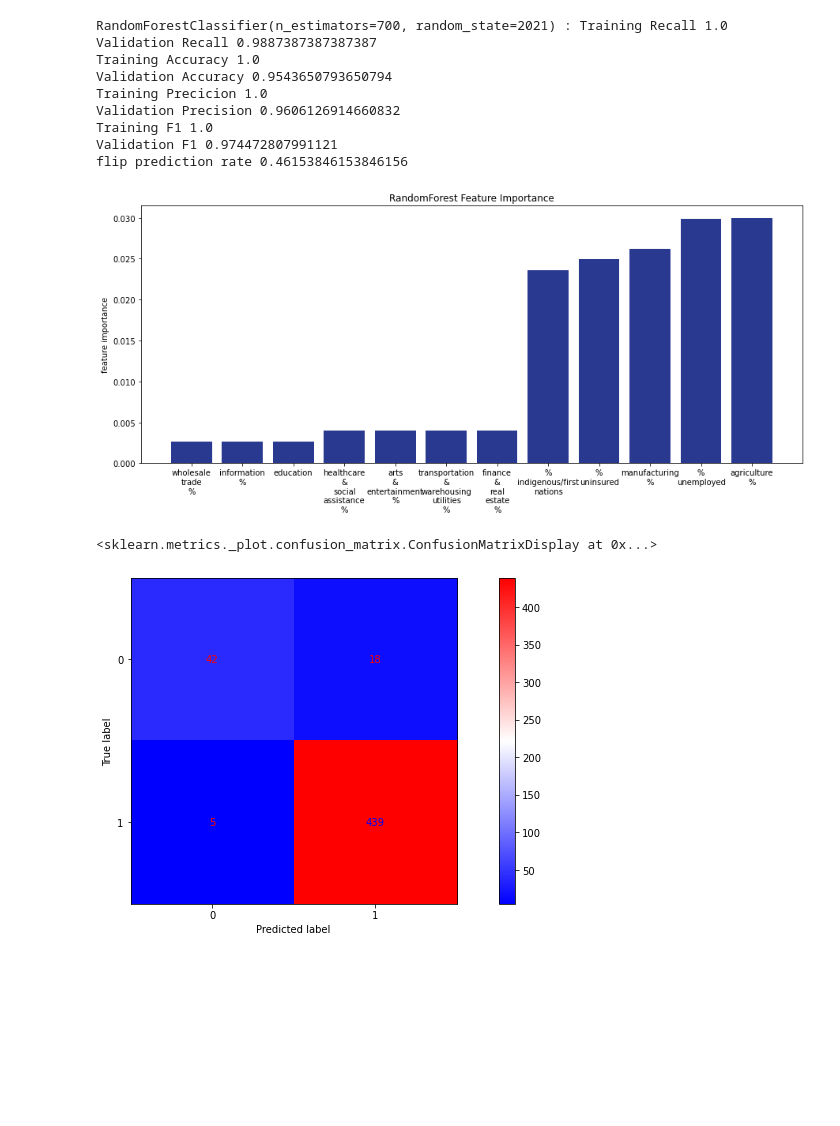
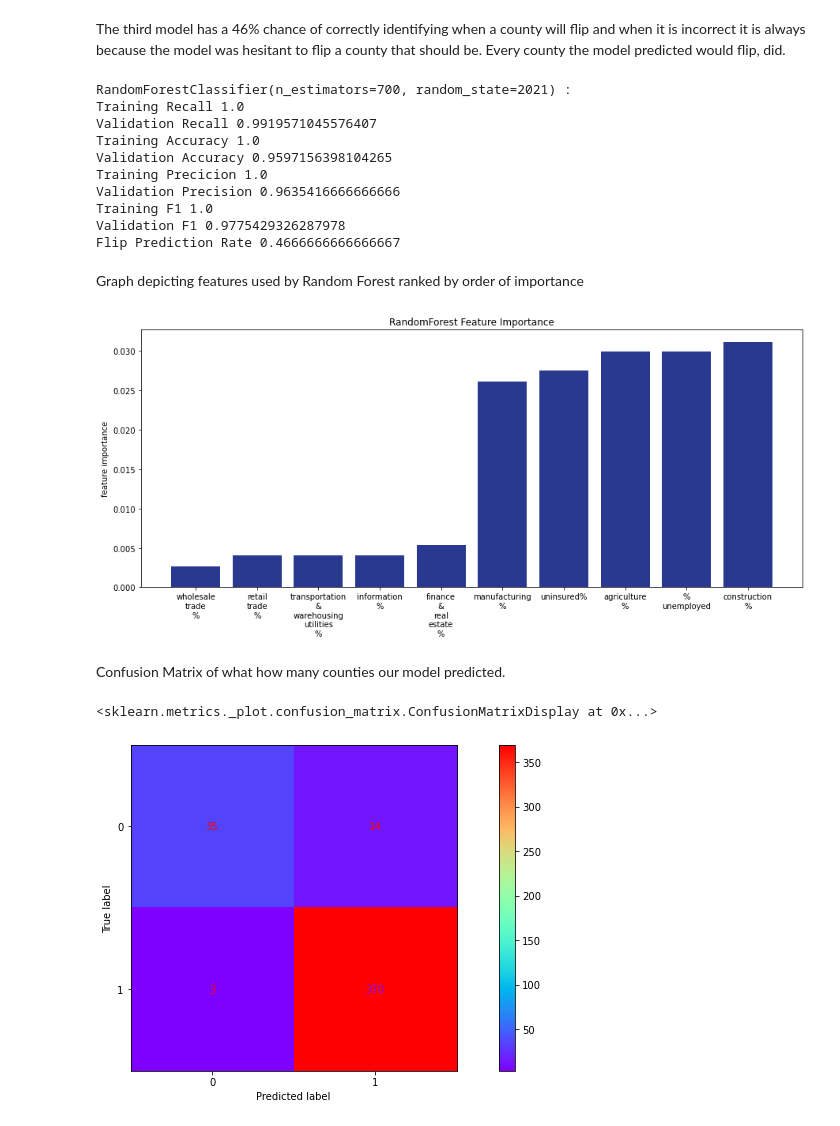
Before and after one commit to john-c-simmons/pres_election, a Jupyter notebook: notebooks/jc/finalnotebook.ipynb, the cells around one changed output. Cells and saved outputs as stored; diff of their text form; code cells hidden in the pictures; blank space fills up the shorter version.

```diff
--- a/notebooks/jc/finalnotebook.ipynb
+++ b/notebooks/jc/finalnotebook.ipynb
@@ -10,9 +12,11 @@ from imblearn.over_sampling import SMOTE
 from sklearn.impute import SimpleImputer
 from sklearn.tree import DecisionTreeClassifier
 from sklearn.ensemble import RandomForestClassifier
+#dataframes containing census and election data
 df1516 = pd.read_csv('../../data/FINAL2016.csv')
 df1920 = pd.read_csv('../../data/FINAL2020.csv')
 targets = pd.read_csv('../../data/flipped.csv')
+# each of the vaccination dataframes contians two columns, rate of total vaccination among kindergarteners and fips
 ca2015 = pd.read_csv('../../data/vax_df/ca_vax_df_2015.csv')
 fl2015 = pd.read_csv('../../data/vax_df/fl_vax_df_2015.csv')
 il2015 = pd.read_csv('../../data/vax_df/il_vax_df_2015.csv')
@@ -21,11 +25,13 @@ ca2018 = pd.read_csv('../../data/vax_df/ca_vax_df_2018.csv')
 fl2019 = pd.read_csv('../../data/vax_df/fl_vax_df_2019.csv')
 il2018 = pd.read_csv('../../data/vax_df/il_vax_df_2018.csv')
 tx2018 = pd.read_csv('../../data/vax_df/tx_vax_df_2018.csv')
-mi2018 = pd.read_csv('../../data/vax_df/mi_vax_df_2019.csv')
+#dataframe of which counties had a different election outcome in 2020 than in 2016
 flipped = pd.read_csv('../../data/flipped.csv')
+
+#Merging vaccination and census/election data on fip column
 vax2015 = pd.concat([ca2015, fl2015, il2015, tx2015])
 vax2015['fip'] = vax2015['fips']
-vax2019 = pd.concat([ca2018, fl2019, il2018, tx2018, mi2018])
+vax2019 = pd.concat([ca2018, fl2019, il2018, tx2018])
 vax2019['fip'] = vax2019['fips']
 df1516 = pd.merge(vax2015, df1516, on = 'fip')
 df1920 = pd.merge(vax2019, df1920, on = 'fip')
@@ -82,30 +92,0 @@ Name: target_2016, dtype: int64
-# %%
-logreg = LogisticRegression(random_state=2021, solver='liblinear', penalty='l2')
-dt = DecisionTreeClassifier(random_state=2021, max_depth=3)
-rfc= RandomForestClassifier(random_state=2021, max_features = 'auto', n_estimators = 700)
-
-#XGboost
-def modeling_function(model, X_train, y_train, X_val, y_val):
-    #fit model to training data
-    model.fit(X_train, y_train)    #make predictions on train and validation
-    train_preds = model.predict(X_train)
-    val_preds = model.predict(X_val)    #output metrics
-    print(model, ': Training Recall', recall_score(y_train, train_preds))
-    print('Validation Recall', recall_score(y_val, val_preds))
-    print('Training Accuracy', accuracy_score(y_train, train_preds))
-    print('Validation Accuracy', accuracy_score(y_val, val_preds))
-    print('Training Precicion', precision_score(y_train, train_preds))
-    print('Validation Precision', precision_score(y_val, val_preds))
-    print('Training F1', f1_score(y_train, train_preds))
-    print('Validation F1', f1_score(y_val, val_preds))
-    val_preds = pd.Series(model.predict(X_val))
-    val_preds.index = y_val.index
-
-    val_results = pd.DataFrame(y_val.values, columns=['true'], index=y_val.index)
-    val_results['pred'] = val_preds
-    val_results = val_results.join(df1516[['target_2016']]).dropna()
-    no_flip = val_results[~val_results.index.isin(flipped.FIPS_x)]
-    flip = val_results[val_results.index.isin(flipped.FIPS_x)]
-    flip_prediction_rate = len(flip[flip.pred != flip.target_2016])/(len(flip[flip.pred != flip.target_2016]) +len(no_flip[no_flip.pred != no_flip.target_2016]))
-    print('flip prediction rate', flip_prediction_rate)
-    return model, flip
@@ -136,15 +153,20 @@ flip prediction rate 0.037037037037037035
+# %% [markdown]
+The third model has a 46% chance of correctly identifying when a county will flip and when it is incorrect it is always because the model was hesitant to flip a county that should be. Every county the model predicted would flip, did.
 # %%
 model3 = modeling_function(rfc, X_train_resampled, y_train_resampled, X_val_scaled, y_val)
 # %% [output]
-RandomForestClassifier(n_estimators=700, random_state=2021) : Training Recall 1.0
-Validation Recall 0.9887387387387387
+RandomForestClassifier(n_estimators=700, random_state=2021) :
+Training Recall 1.0
+Validation Recall 0.9919571045576407
 Training Accuracy 1.0
-Validation Accuracy 0.9543650793650794
+Validation Accuracy 0.9597156398104265
 Training Precicion 1.0
-Validation Precision 0.9606126914660832
+Validation Precision 0.9635416666666666
 Training F1 1.0
-Validation F1 0.974472807991121
-flip prediction rate 0.46153846153846156
+Validation F1 0.9775429326287978
+Flip Prediction Rate 0.4666666666666667
+# %% [markdown]
+Graph depicting features used by Random Forest ranked by order of importance
 # %%
 from sklearn.inspection import permutation_importance
 results = permutation_importance(rfc, X_train_resampled, y_train_resampled, scoring='f1', random_state=2021)
@@ -152,22 +174,23 @@ rfc_importance = sorted(list(zip(X_train_resampled.columns, results.importances.
 fig, ax = plt.subplots(figsize=(15,6))
 x = [_[0] for _ in rfc_importance]
 y = [_[1] for _ in rfc_importance]
-x = x[17:]
-y = y[17:]
-#plt.figure(figsize=(15,6))
+x = x[19:]
+y = y[19:]
 plt.bar(x, y, color='#2A3990')
 plt.title('RandomForest Feature Importance')
 plt.ylabel('feature importance')
 #plt.tick_params(axis=x,)
-labels = ['wholesale trade %', 'information %', 'education', 'healthcare & social assistance %', 'arts & entertainment %', 'transportation & warehousing utilities %', 'finance & real estate %', '% indigenous/first nations', '% uninsured', 'manufacturing %', '% unemployed', 'agriculture %', 'construction %']
+labels = ['wholesale trade %', 'retail trade %', 'transportation & warehousing utilities %','information %','finance & real estate %','manufacturing %','uninsured%', 'agriculture %', '% unemployed','construction %']
 labels = [x.replace(' ', '\n') for x in labels]
 ax.set_xticklabels(labels);
 # %% [output]
-[figure, old version]
+[figure, new version]
+# %% [markdown]
+Confusion Matrix of what how many counties our model predicted.
 # %%
 from sklearn.metrics import plot_confusion_matrix
 fig, ax = plt.subplots(figsize=(15,6))
-plot_confusion_matrix(model3[0], X_val_scaled, y_val, ax=ax, cmap='bwr')
+plot_confusion_matrix(model3[0], X_val_scaled, y_val, ax=ax, cmap='rainbow', normalize=None)
 # %% [output]
 <sklearn.metrics._plot.confusion_matrix.ConfusionMatrixDisplay at 0x...>
-[figure, old version]
+[figure, new version]
```
Also changed, not shown: parts of 11 cells of this notebook, 2 other files.
